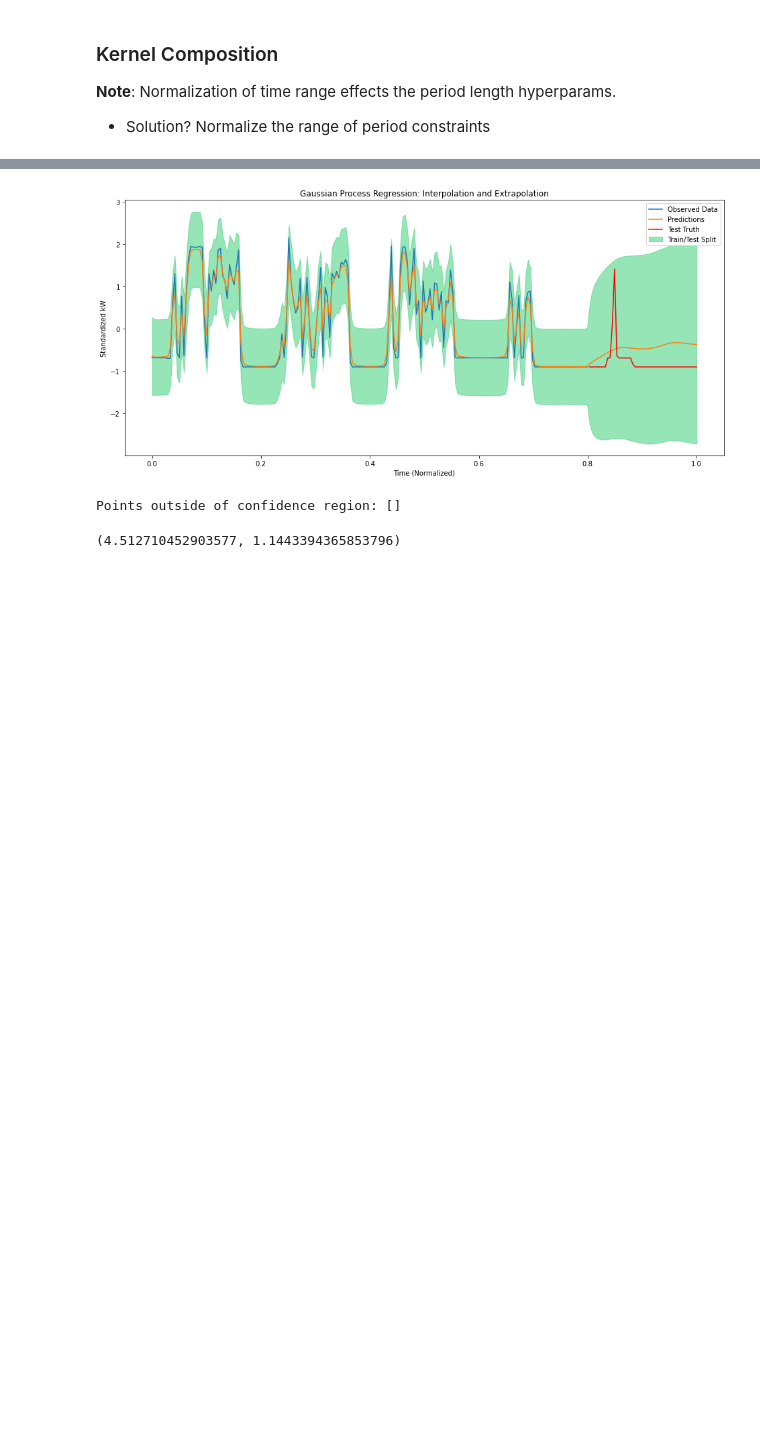
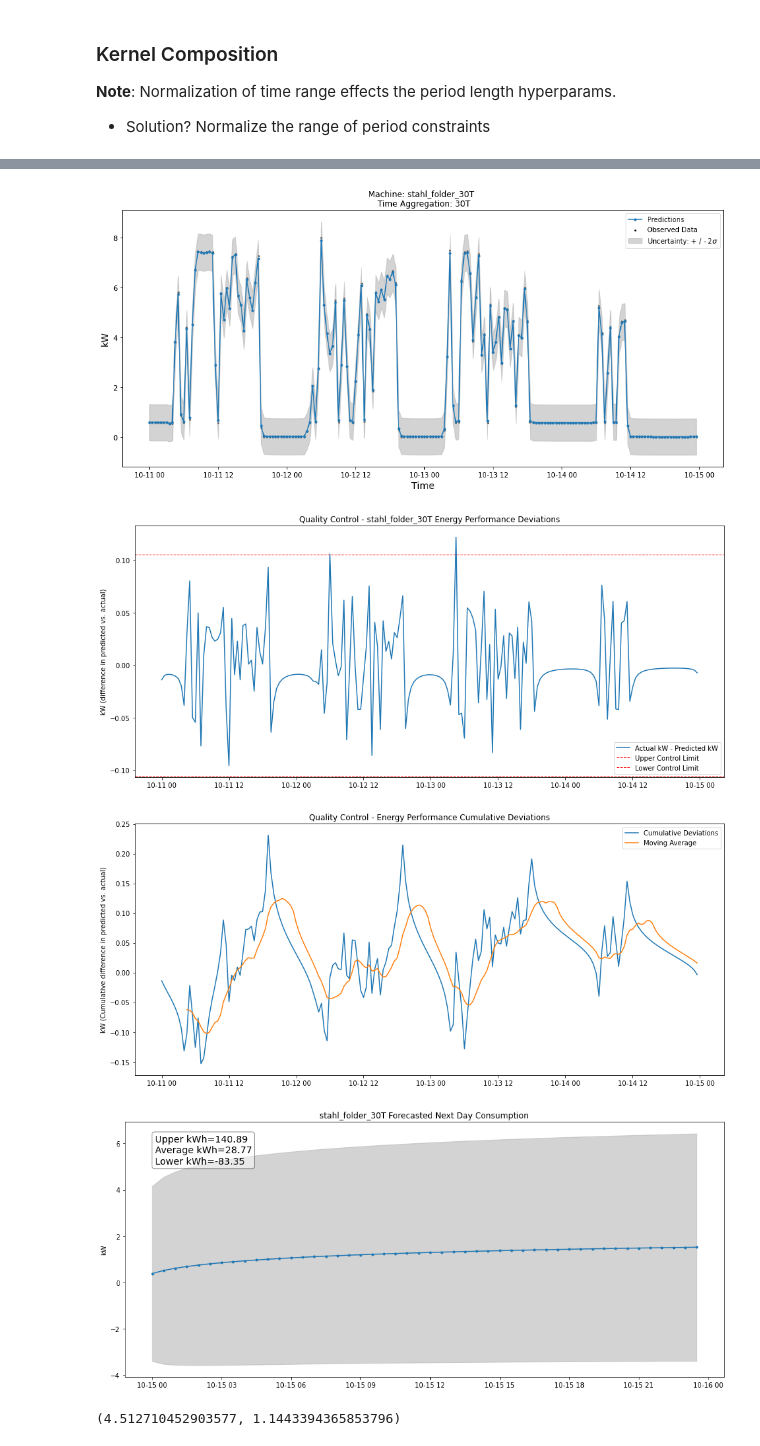
Before and after one commit to GStechschulte/energy-efficiency, a Jupyter notebook: models/time_series/GP_gassmann/group_2_gassmann/stahl_folder_GP.ipynb, the cells around one changed output, grey strips where cells are left out. Cells and saved outputs as stored; diff of their text form; code cells hidden in the pictures; blank space fills up the shorter version.

```diff
--- a/models/time_series/GP_gassmann/group_2_gassmann/stahl_folder_GP.ipynb
+++ b/models/time_series/GP_gassmann/group_2_gassmann/stahl_folder_GP.ipynb
@@ -66,7 +66,7 @@ covar_module = locally_long_periodic + local_variation
 # %%
 X_train, y_train, X_test, y_test, n_train = data_preprocessing.gp_preprocess('stahl_folder_30T', 30, True)
 # %%
-model, likelihood, mse, mape = create_train_inference_gp(
+func_preds_mean_inv, func_preds_var_inv, observed_preds, mse, mape = create_train_inference_gp(
     kernel_gen=covar_module,
     train_x=X_train,
     train_y=y_train,
@@ -98,5 +98,7 @@ Iter 100 , Loss = 1.0569413732590498 , Noise = 0.12186477333307266
-[figure, old version]
+[figure, new version]
-Points outside of confidence region: []
+[figure, added]
+[figure, added]
+[figure, added]
 # %%
 mse, mape
 # %% [output]
```
Also changed, not shown: parts of 1 cell of this notebook, 7 other files.
